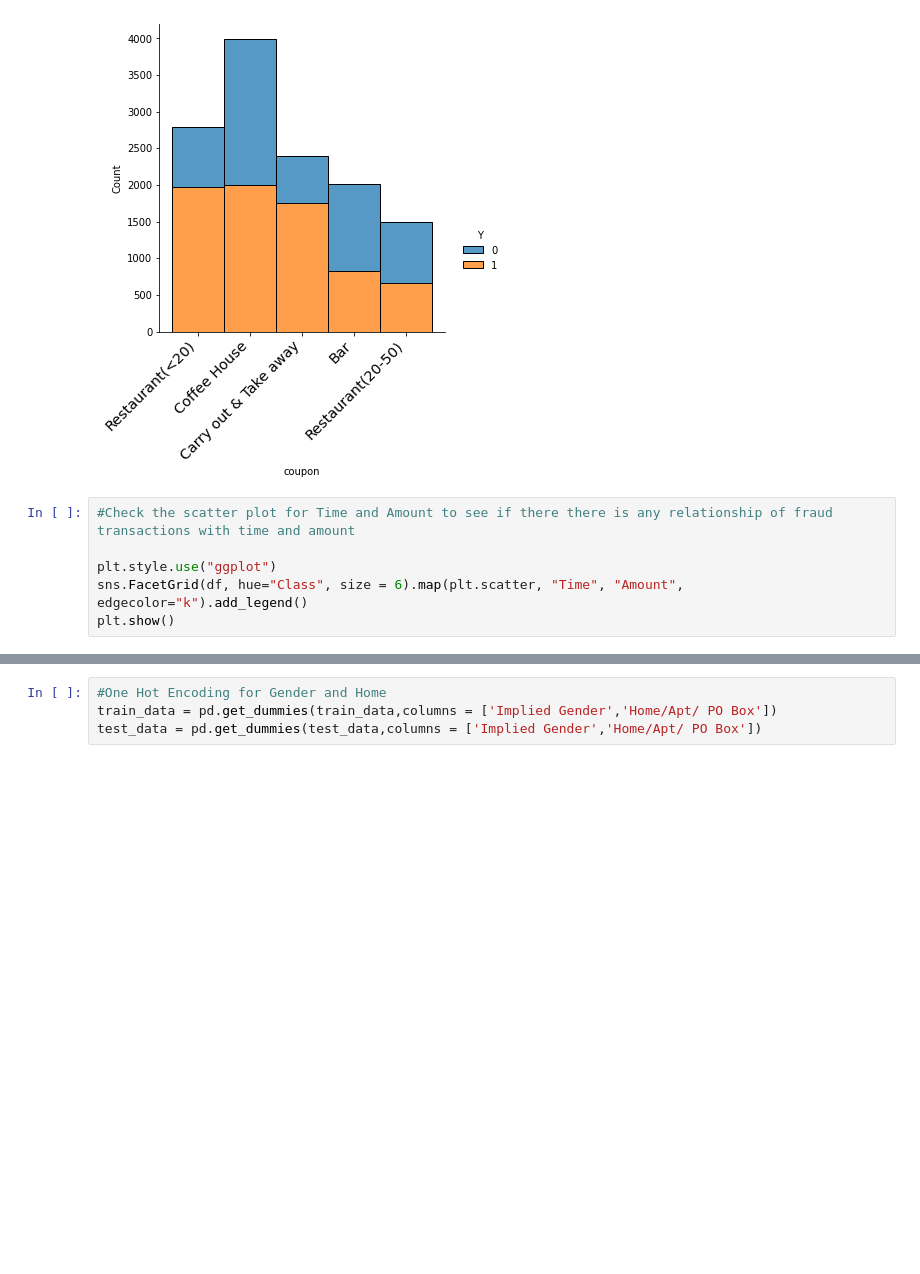
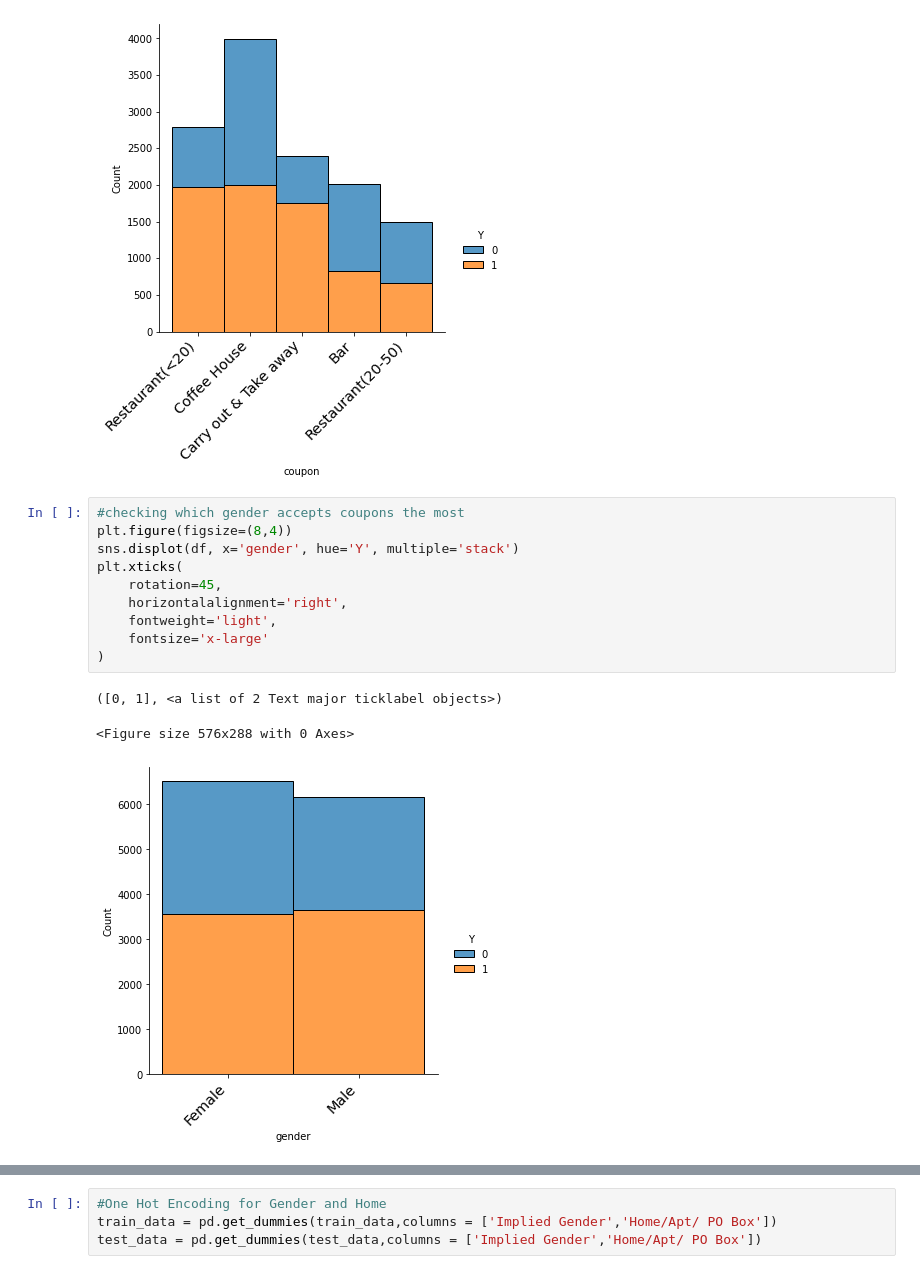
Before and after one commit to mansi812/ML-assignment, a Jupyter notebook: ML_assignment.ipynb, the cells around one changed output, grey strips where cells are left out. Saved outputs shown, nothing was run; the diff lists cells and outputs as text; blank space fills up the shorter version.

```diff
--- a/ML_assignment.ipynb
+++ b/ML_assignment.ipynb
@@ -74,9 +74,17 @@ plt.xticks(
 ([0, 1, 2, 3, 4], <a list of 5 Text major ticklabel objects>)
 <Figure size 576x288 with 0 Axes>
 [figure]
-# %%
-#Check the scatter plot for Time and Amount to see if there there is any relationship of fraud transactions with time and amount
-
-plt.style.use("ggplot")
-sns.FacetGrid(df, hue="Class", size = 6).map(plt.scatter, "Time", "Amount", edgecolor="k").add_legend()
-plt.show()
+# %%
+#checking which gender accepts coupons the most
+plt.figure(figsize=(8,4))
+sns.displot(df, x='gender', hue='Y', multiple='stack')
+plt.xticks(
+    rotation=45,
+    horizontalalignment='right',
+    fontweight='light',
+    fontsize='x-large'
+)
+# %% [output]
+([0, 1], <a list of 2 Text major ticklabel objects>)
+<Figure size 576x288 with 0 Axes>
+[figure, added]
```
Also changed, not shown: parts of 6 cells of this notebook.
